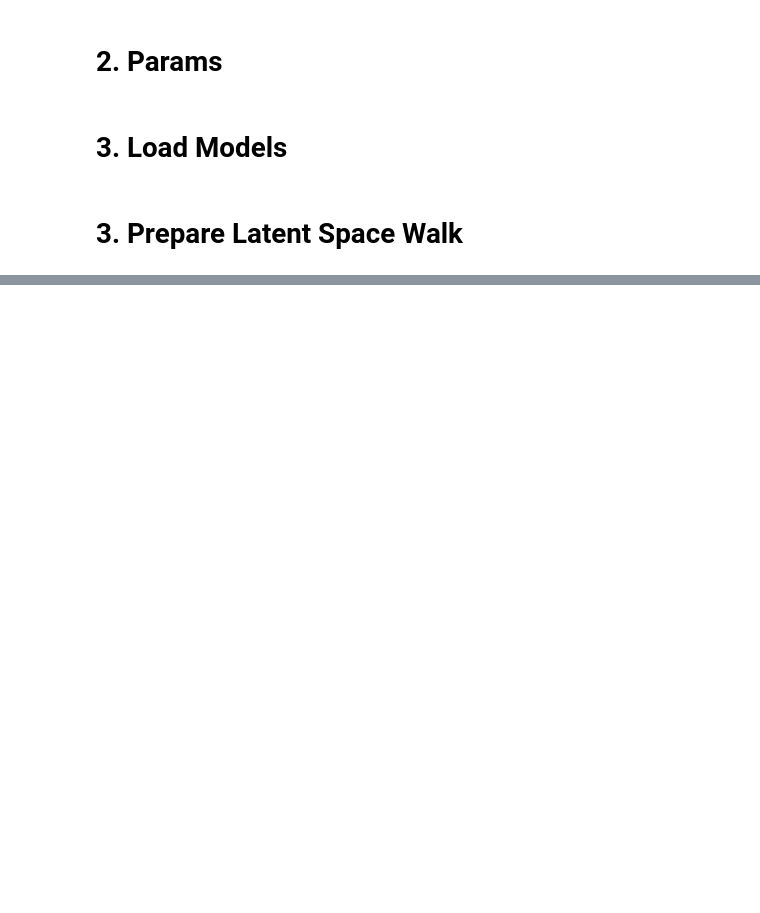
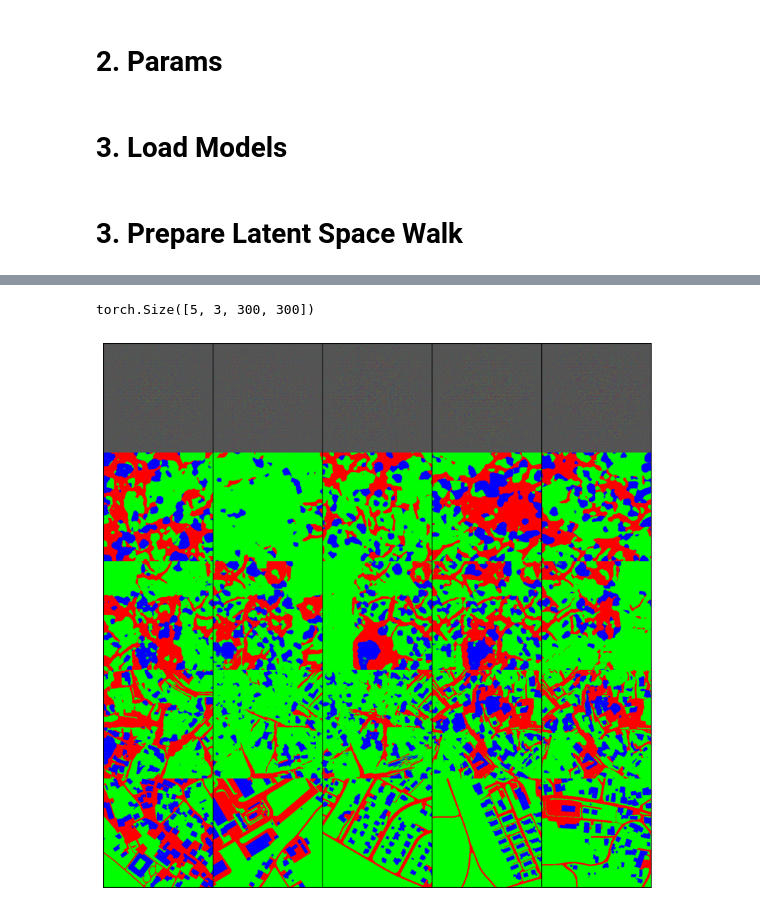
Before and after one commit to neithangurthang/SyntheticCities, a Jupyter notebook: notebooks/LSW.ipynb, the cells around one changed output, grey strips where cells are left out. Cells and saved outputs as stored; diff of their text form; code cells hidden in the pictures; blank space fills up the shorter version.

```diff
--- a/notebooks/LSW.ipynb
+++ b/notebooks/LSW.ipynb
@@ -162,0 +166,10 @@ plot_generated(X, len(interpolated))
+# %%
+x_true = torch.load('./data/test.pkl')
+dataloader = torch.utils.data.DataLoader(x_true, batch_size=5,
+                                             shuffle=True, num_workers=4, drop_last=True)
+x_true = next(iter(dataloader))
+x_true = x_true[0].to(device)
+# %%
+x_true.shape
+# %% [output]
+torch.Size([5, 3, 300, 300])
@@ -163,3 +184,9 @@ plot_generated(X, len(interpolated))
+# %%
+plt.rcParams['figure.figsize'] = [num_images * 2, len(fake_images) * 2]
+plt.axis('off')
+show_images(torch.cat(fake_images, dim=2), num_images=num_images, nrow=num_images)
+# %% [output]
+[figure, added]
 # %%
 img = fake[2].cpu().detach()
 
```
Also changed, not shown: parts of 21 cells of this notebook, 3 other files.
